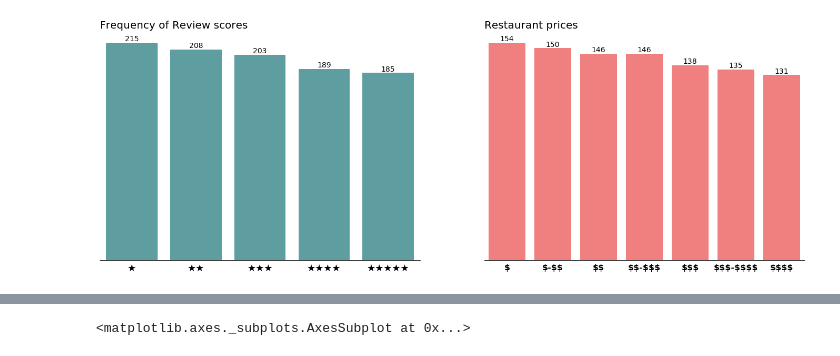
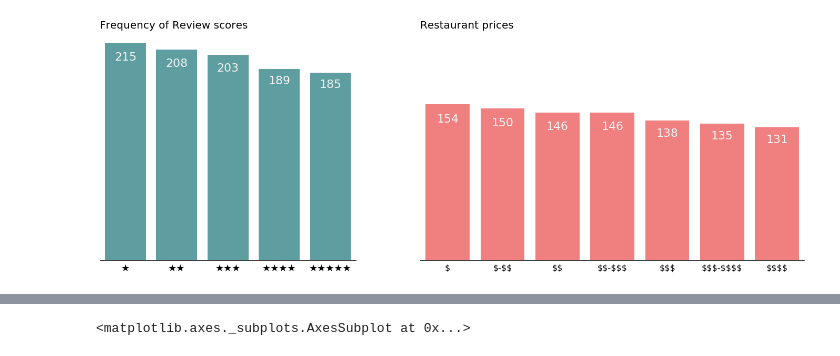
Before and after one commit to annarenneke/Group19, a Jupyter notebook: EXAM/Descriptive Stat.ipynb, the cells around one changed output, grey strips where cells are left out. Cells and saved outputs as stored; diff of their text form; code cells hidden in the pictures.

Commit message:
plots

```diff
--- a/EXAM/Descriptive Stat.ipynb
+++ b/EXAM/Descriptive Stat.ipynb
@@ -8,7 +8,7 @@ df = pd.DataFrame()
 df['review'] = np.random.randint(1 , 6  , size = 1000)
 df['price'] = np.random.randint(2 , 9 , size = 1000) / 2
 # %%
-fig , (ax , ax2) = plt.subplots(1 , 2 , figsize = (24, 8))
+fig , (ax , ax2) = plt.subplots(1 , 2 , figsize = (24, 8) , sharey = True , gridspec_kw={'width_ratios' : [1 , 1.5]})
 
 #First plot
 
@@ -16,39 +16,39 @@ ax = sns.barplot(x = ["★","★★","★★★","★★★★","★★★★★
 
 ax.set_title('Frequency of Review scores' , loc = 'left' , fontsize = 20)
 
 ax.set_xticklabels(["★","★★","★★★","★★★★","★★★★★"] , fontsize = 18)
 
 ax.tick_params(axis = 'x' , which = 'both' , bottom = False , top = False) #Removes ticks
 
 ax.get_yaxis().set_visible(False)
 
 #Adding data values
 for p in ax.patches:
-    ax.text(p.get_x() + p.get_width()/2., p.get_height(), '%d' % int(p.get_height()),
-            fontsize=14, ha='center', va='bottom')
+    ax.text(p.get_x() + p.get_width()/2., p.get_height()/1.1, '%d' % int(p.get_height()),
+            fontsize=22, ha='center', va='bottom' , color = 'whitesmoke')
 
 #Second plot
 
 ax2 = sns.barplot(x = ['$' , '$-$$' , '\$$', '$$-$$$' , '$$$' , '$$$-$$$$' , '\$$$$'] , y = df['price'].value_counts() , data = df , color = 'lightcoral' , saturation = 1 , ax = ax2)
 
 ax2.set_title('Restaurant prices' , loc = 'left' , fontsize = 20)
 
-ax2.set_xticklabels(['$' , '$-$$' , '\$$', '$$-$$$' , '$$$' , '$$$-$$$$' , '\$$$$'] , fontsize = 16 , fontweight = 'bold')
+ax2.set_xticklabels(['$' , '$-$$' , '\$$', '$$-$$$' , '$$$' , '$$$-$$$$' , '\$$$$'] , fontsize = 16)
 
 ax2.tick_params(axis = 'x' , which = 'both' , bottom = False , top = False) #Removes ticks
 
 ax2.get_yaxis().set_visible(False)
 
 for p in ax2.patches:
-    ax2.text(p.get_x() + p.get_width()/2., p.get_height(), '%d' % int(p.get_height()),
-            fontsize=14, ha='center', va='bottom')
+    ax2.text(p.get_x() + p.get_width()/2., p.get_height()/1.15, '%d' % int(p.get_height()),
+            fontsize=22, ha='center', va='bottom' , color = 'whitesmoke')
 
 
 sns.despine(left = True) #Removes border
 
 plt.savefig('freq_plot.png')
 # %% [output]
-[figure, old version]
+[figure, new version]
 # %%
 import geopandas as gpd
 
```
Also changed, not shown: 1 other file.
